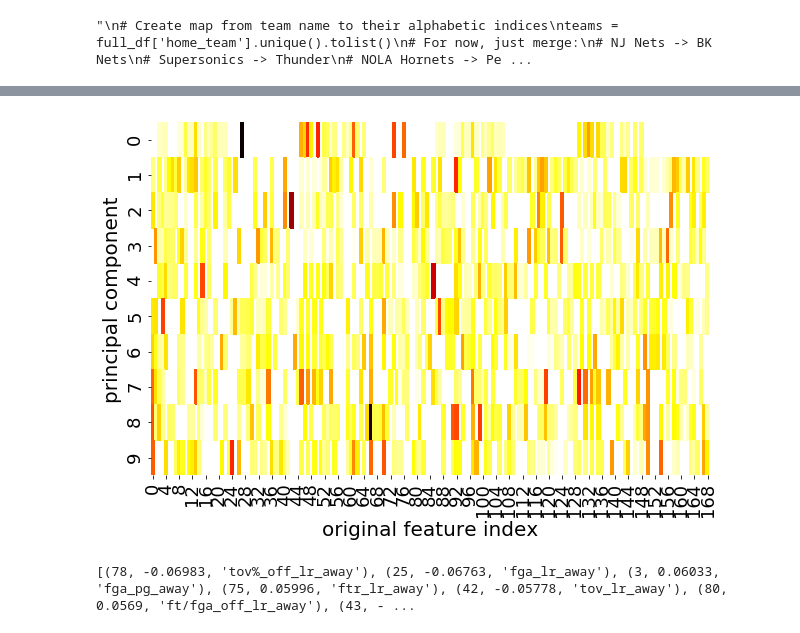
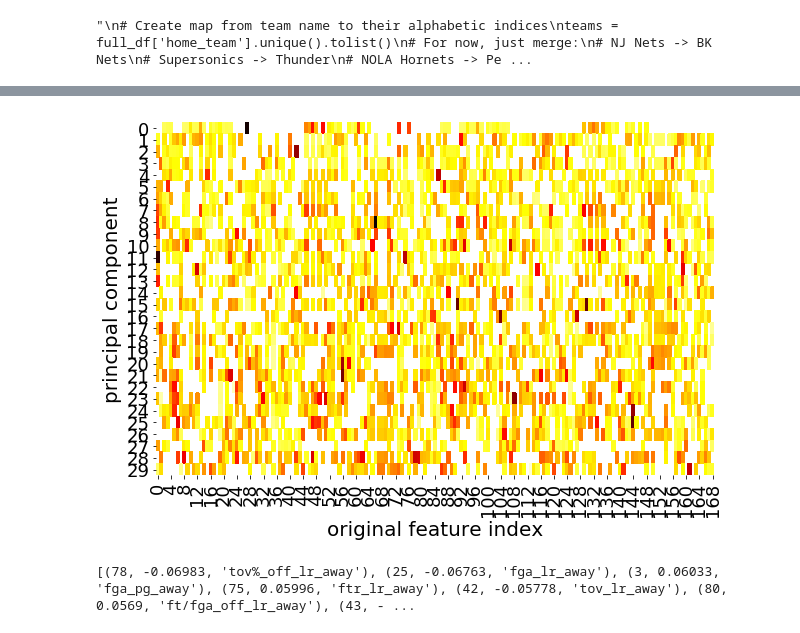
Before and after one commit to varunr99/CIS-519-Final-Project, a Jupyter notebook: PCA_Feature_Selection.ipynb, the cells around one changed output, grey strips where cells are left out. Cells and saved outputs as stored; diff of their text form; code cells hidden in the pictures.

```diff
--- a/PCA_Feature_Selection.ipynb
+++ b/PCA_Feature_Selection.ipynb
@@ -90,3 +88,6 @@ pca = PCA(n_components=10)
+# %%
+n = 30
+pca = PCA(n_components=n)
 # %%
 import seaborn as sns
 # %%
@@ -112,12 +136,12 @@ plt.legend(loc='lower left', fontsize=18)
 # %%
 fig = plt.figure(figsize=(10, 6.5))
-sns.heatmap(np.log(pca.inverse_transform(np.eye(10))), cmap="hot", cbar=False)
+sns.heatmap(np.log(pca.inverse_transform(np.eye(n))), cmap="hot", cbar=False)
 plt.ylabel('principal component', fontsize=20);
 plt.xlabel('original feature index', fontsize=20);
 plt.tick_params(axis='both', which='major', labelsize=18);
 plt.tick_params(axis='both', which='minor', labelsize=12);
 # %% [output]
-[figure, old version]
+[figure, new version]
 # %%
 new_cols = full_df.drop(['winner', 'home_score', 'away_score'], axis=1).columns
 # %%
```
Also changed, not shown: parts of 3 cells of this notebook.
